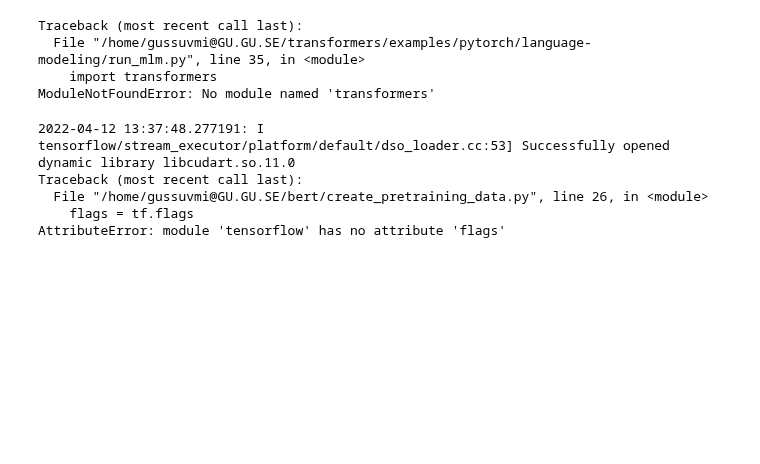
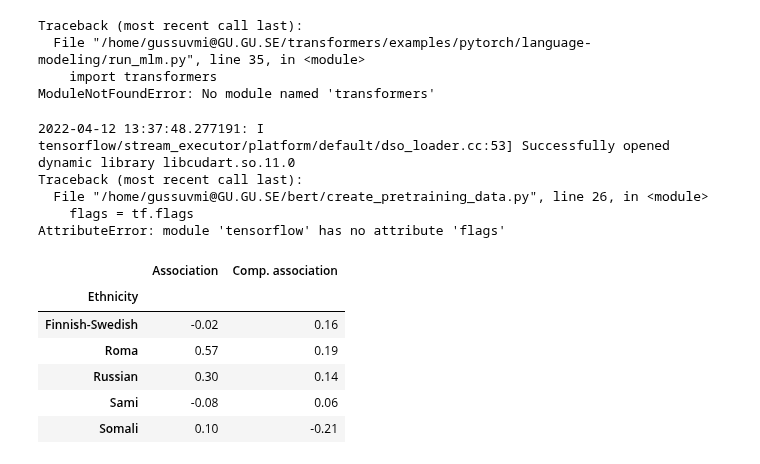
Before and after one commit to hoytnotlit/thesis, a Jupyter notebook: Debiasing.ipynb, the cells around one changed output. Cells and saved outputs as stored; diff of their text form; code cells hidden in the pictures; blank space fills up the shorter version.

Commit message:
Run dropout debias, exploring self debias

```diff
--- a/Debiasing.ipynb
+++ b/Debiasing.ipynb
@@ -96,0 +98,38 @@ AttributeError: module 'tensorflow' has no attribute 'flags'
+# %%
+import visualize, score
+import pandas as pd
+import json
+import numpy as np
+import matplotlib.pyplot as plt
+
+tokenizer = score.get_tokenizer('../tmp/test-mlm')
+
+def load_scores(file_name):
+    with open(f"Results/raw/deb_{file_name}", "r") as f:
+        scores = json.load(f)
+    with open(f"Results/raw/deb_comp_{file_name}", "r") as f2:
+        comp_scores = json.load(f2)
+    return scores, comp_scores
+
+scores, comp_scores = load_scores("short.json")
+pos_scores, pos_comp_scores = load_scores("pos_short.json")
+long_scores, long_comp_scores = load_scores("long.json")
+long_pos_scores, long_pos_comp_scores = load_scores("pos_long.json")
+# %%
+# raw/unfiltered data
+df = visualize.get_df(scores, comp_scores, tokenizer)
+pos_df = visualize.get_df(pos_scores, pos_comp_scores, tokenizer)
+long_df = visualize.get_df(long_scores, long_comp_scores, tokenizer)
+long_pos_df = visualize.get_df(long_pos_scores, long_pos_comp_scores, tokenizer)
+# %%
+visualize.get_nat_means(df)
+# TODO check/compare differences between scores to evaluate how much bias changed?
+# TODO check overall evaluation, does it go badly for the debiased model compared to the original one?
+# %% [output]
+|  | Association | Comp. association |
+| Ethnicity |  |  |
+| Finnish-Swedish | -0.02 | 0.16 |
+| Roma | 0.57 | 0.19 |
+| Russian | 0.30 | 0.14 |
+| Sami | -0.08 | 0.06 |
+| Somali | 0.10 | -0.21 |
```
Also changed, not shown: parts of 13 cells of this notebook, 12 other files.
